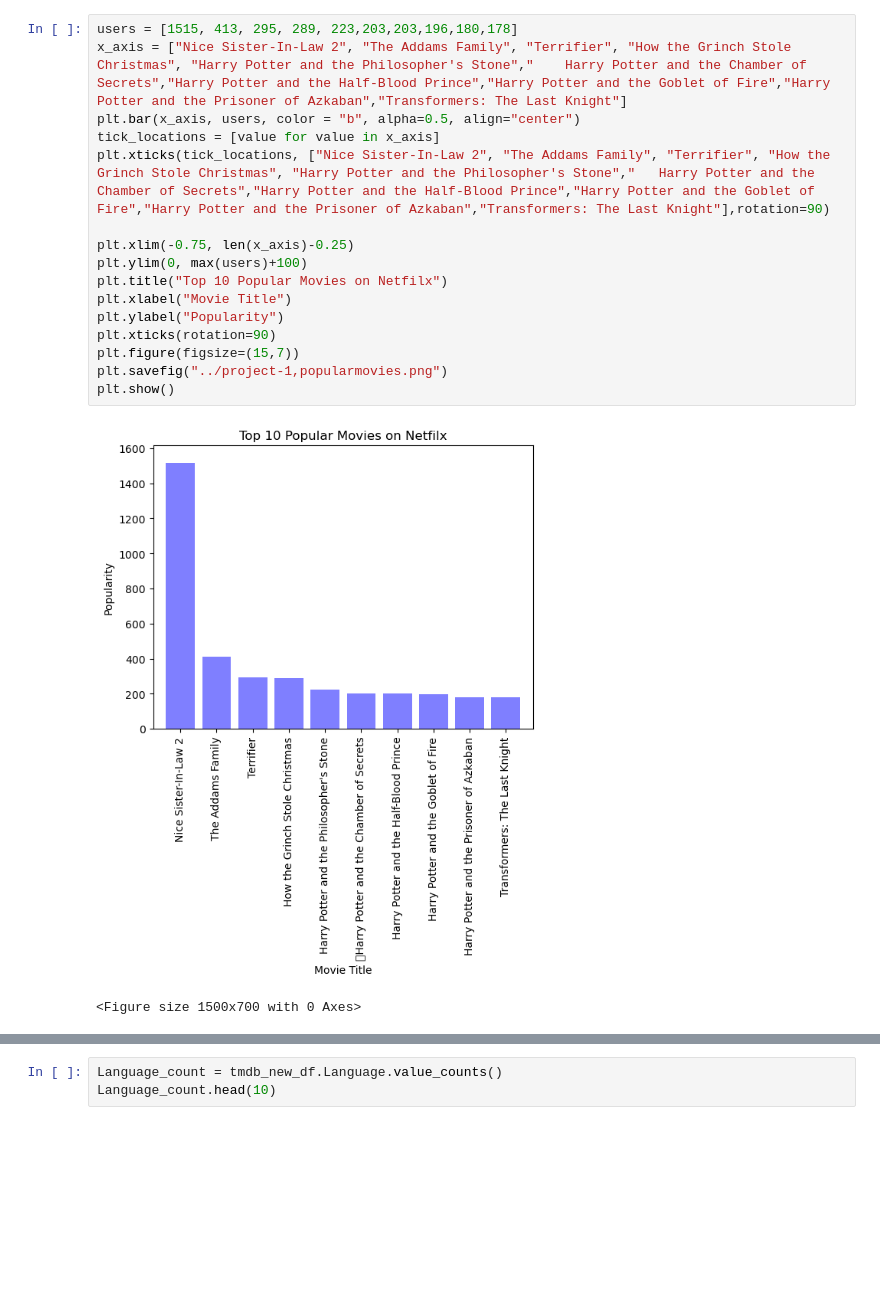
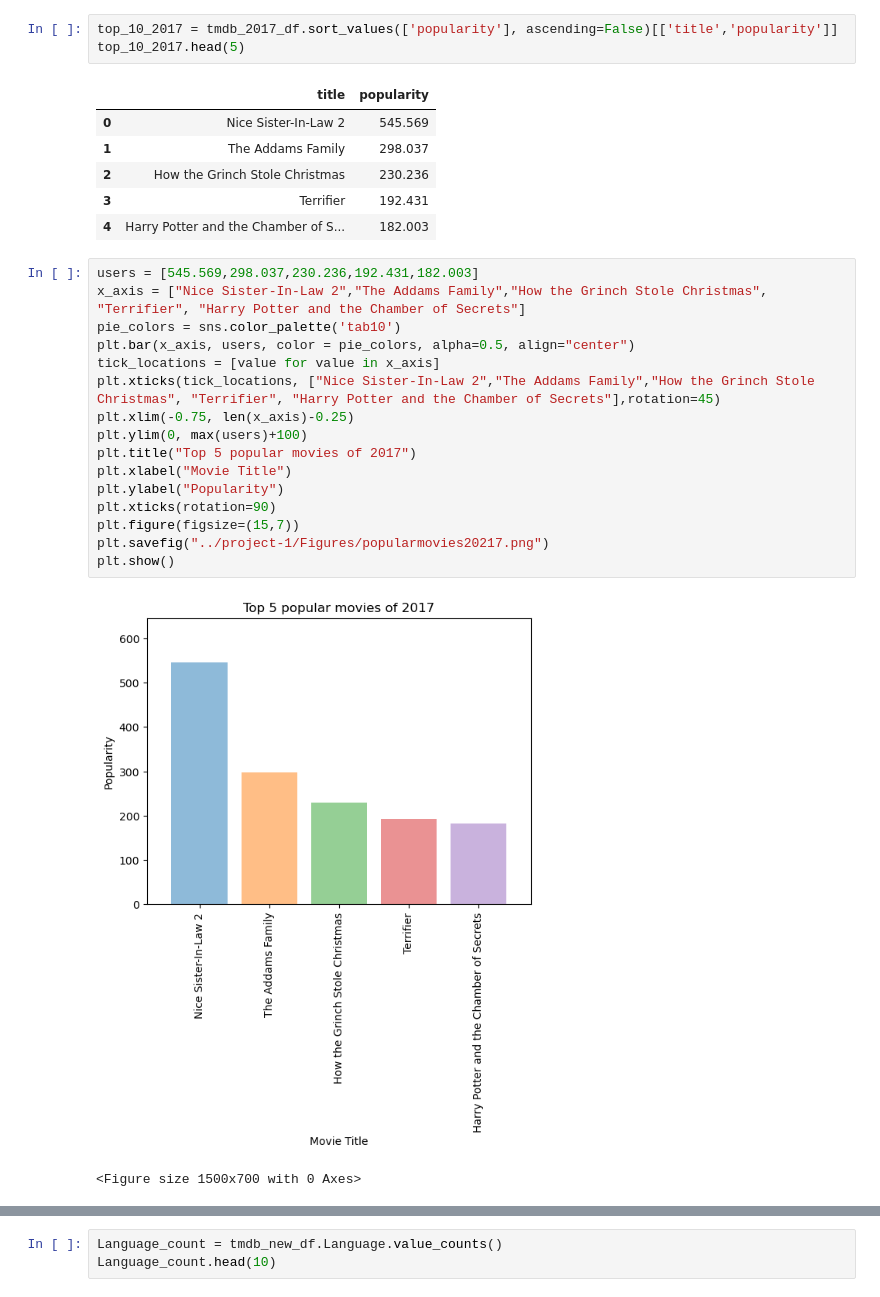
Before and after one commit to Deepika0Mehantigiri/Project-1, a Jupyter notebook: Deepika_code.ipynb, the cells around one changed output, grey strips where cells are left out. Saved outputs shown, nothing was run; the diff lists cells and outputs as text; blank space fills up the shorter version.

```diff
--- a/Deepika_code.ipynb
+++ b/Deepika_code.ipynb
@@ -91,19 +187,29 @@ top_5_tmdb.head(10)
+# %%
+top_10_2017 = tmdb_2017_df.sort_values(['popularity'], ascending=False)[['title','popularity']]
+top_10_2017.head(5)
+# %% [output]
+|  | title | popularity |
+| 0 | Nice Sister-In-Law 2 | 545.569 |
+| 1 | The Addams Family | 298.037 |
+| 2 | How the Grinch Stole Christmas | 230.236 |
+| 3 | Terrifier | 192.431 |
+| 4 | Harry Potter and the Chamber of S... | 182.003 |
 # %%
-users = [1515, 413, 295, 289, 223,203,203,196,180,178]
-x_axis = ["Nice Sister-In-Law 2", "The Addams Family", "Terrifier", "How the Grinch Stole Christmas", "Harry Potter and the Philosopher's Stone","	Harry Potter and the Chamber of Secrets","Harry Potter and the Half-Blood Prince","Harry Potter and the Goblet of Fire","Harry Potter and the Prisoner of Azkaban","Transformers: The Last Knight"]
-plt.bar(x_axis, users, color = "b", alpha=0.5, align="center")
+users = [545.569,298.037,230.236,192.431,182.003]
+x_axis = ["Nice Sister-In-Law 2","The Addams Family","How the Grinch Stole Christmas", "Terrifier", "Harry Potter and the Chamber of Secrets"]
+pie_colors = sns.color_palette('tab10')
+plt.bar(x_axis, users, color = pie_colors, alpha=0.5, align="center")
 tick_locations = [value for value in x_axis]
-plt.xticks(tick_locations, ["Nice Sister-In-Law 2", "The Addams Family", "Terrifier", "How the Grinch Stole Christmas", "Harry Potter and the Philosopher's Stone","	Harry Potter and the Chamber of Secrets","Harry Potter and the Half-Blood Prince","Harry Potter and the Goblet of Fire","Harry Potter and the Prisoner of Azkaban","Transformers: The Last Knight"],rotation=90)
-
+plt.xticks(tick_locations, ["Nice Sister-In-Law 2","The Addams Family","How the Grinch Stole Christmas", "Terrifier", "Harry Potter and the Chamber of Secrets"],rotation=45)
 plt.xlim(-0.75, len(x_axis)-0.25)
 plt.ylim(0, max(users)+100)
-plt.title("Top 10 Popular Movies on Netfilx")
+plt.title("Top 5 popular movies of 2017")
 plt.xlabel("Movie Title")
 plt.ylabel("Popularity")
 plt.xticks(rotation=90)
 plt.figure(figsize=(15,7))
-plt.savefig("../project-1,popularmovies.png")
+plt.savefig("../project-1/Figures/popularmovies20217.png")
 plt.show()
 # %% [output]
-[figure, old version]
+[figure, new version]
 <Figure size 1500x700 with 0 Axes>
```
Also changed, not shown: parts of 32 cells of this notebook, 31 other files.
